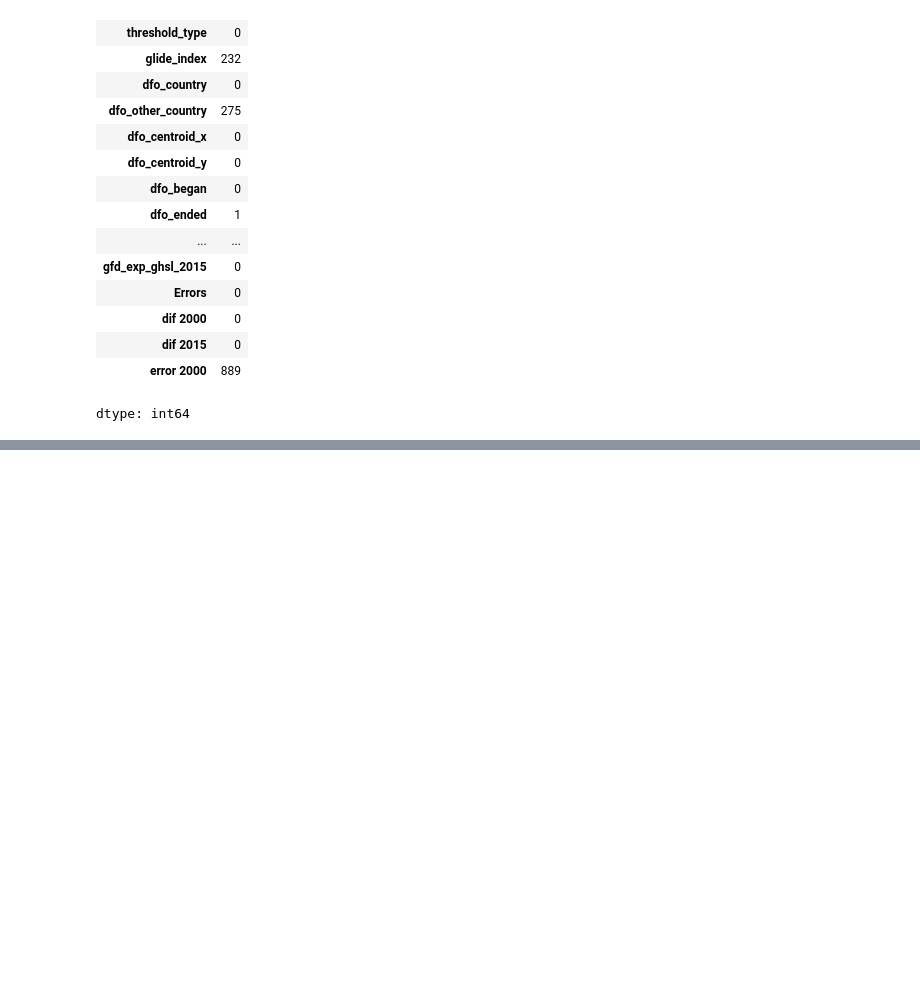
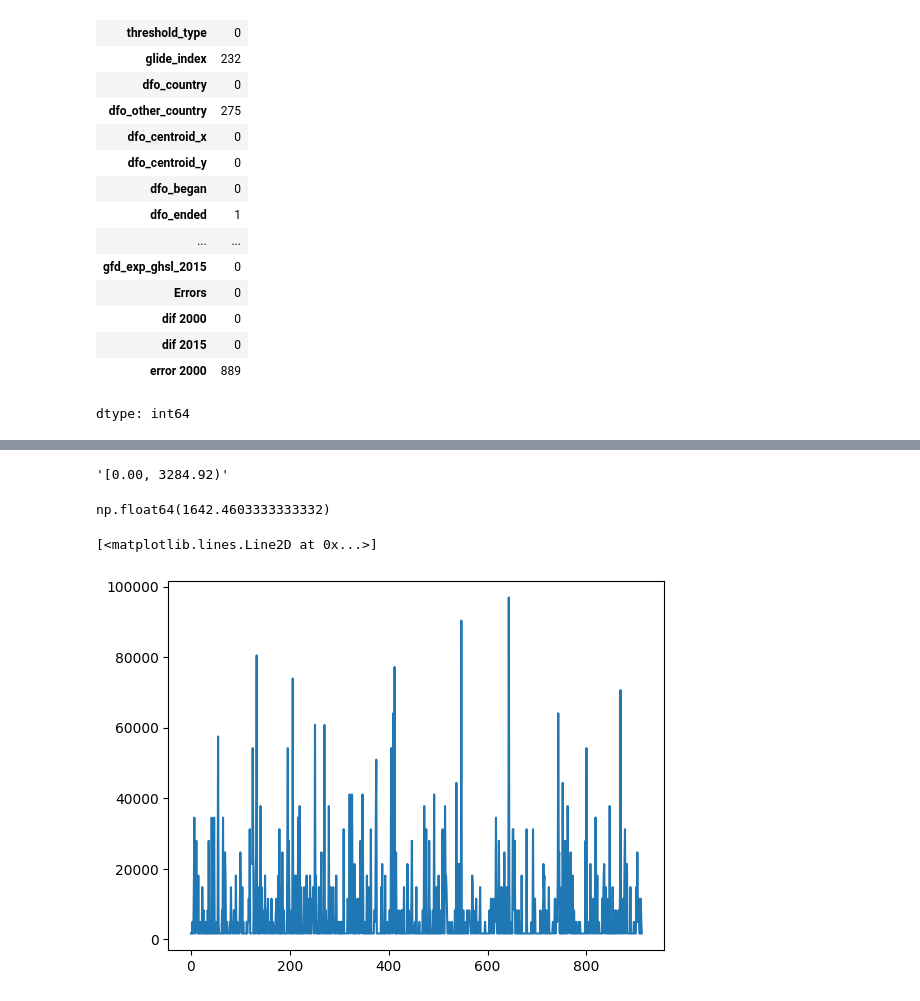
Before and after one commit to Pornphankub/BSC_DPDM2025, a Jupyter notebook: Ch3_Data_Preprocessing.ipynb, the cells around one changed output, grey strips where cells are left out. Saved outputs shown, nothing was run; the diff lists cells and outputs as text; code cells hidden in the pictures; blank space fills up the shorter version.

```diff
--- a/Ch3_Data_Preprocessing.ipynb
+++ b/Ch3_Data_Preprocessing.ipynb
@@ -244,0 +308,23 @@ dtype: int64
+# %%
+get_bin_for_value(2000,outputhist[1])
+# %% [output]
+'[0.00, 3284.92)'
+# %%
+def put_value_into_bins(value, bins):
+   for i in range(len(bins) - 1):
+    if value >= bins[i] and value < bins[i+1]:
+      new_val = bins[i] + (bins[i+1] - bins[i])/2
+      return new_val
+   return None
+# %%
+put_value_into_bins(2000,outputhist[1])
+# %% [output]
+np.float64(1642.4603333333332)
+# %%
+df['gfd_area_bin'] = df['gfd_area'].apply(lambda x: put_value_into_bins(x,outputhist[1]))
+# apply ใช้ในการแก้ค่าที่อยู่ในตาราง
+# %%
+plt.plot(df['gfd_area_bin'])
+# %% [output]
+[<matplotlib.lines.Line2D at 0x...>]
+[figure, added]
```
Also changed, not shown: parts of 24 cells of this notebook.
